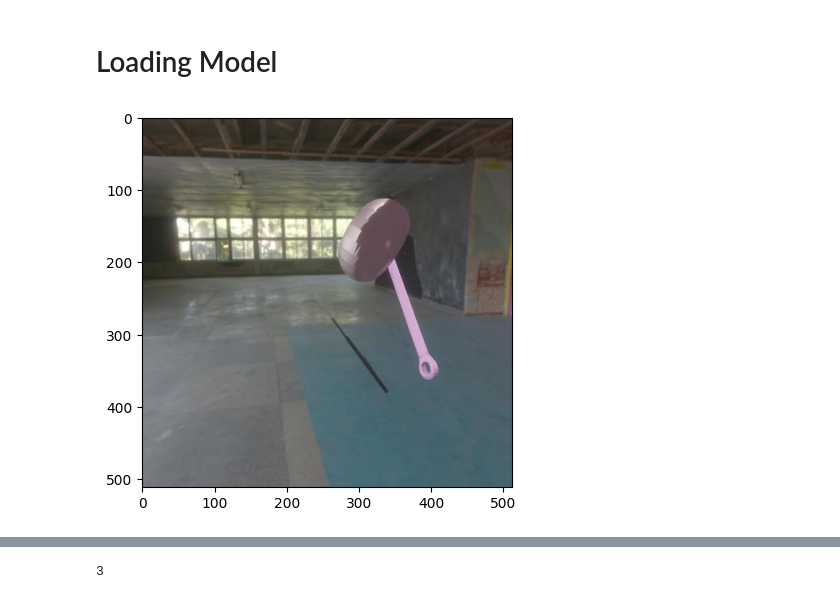
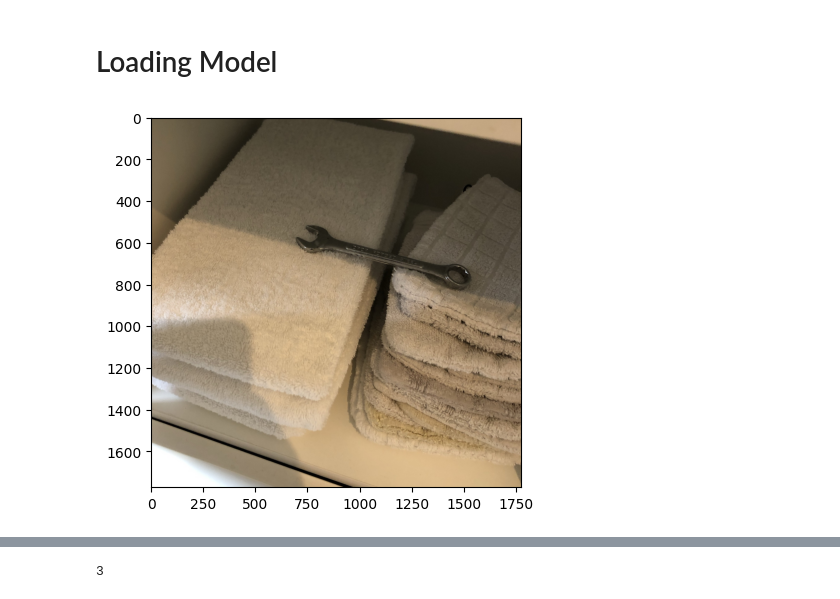
Before and after one commit to LennertM-2054620/MachineLearning, a Jupyter notebook: Project/Loading_models.ipynb, the cells around one changed output, grey strips where cells are left out. Cells and saved outputs as stored; diff of their text form; code cells hidden in the pictures.

```diff
--- a/Project/Loading_models.ipynb
+++ b/Project/Loading_models.ipynb
@@ -12,16 +12,9 @@ new_model = load_model(os.path.join("Models", "Only_Real_2.keras"))
-# %%
-# img = cv2.imread("data/Hammer/IMG_0676.JPEG")
-# img = cv2.imread("data/Screwdriver/IMG_0527.JPEG")
-
-# img = cv2.imread("data/CombWrench/IMG_0626.JPEG")
-# img = cv2.imread("data/CombWrench/IMG_0601.JPEG")
-# img = cv2.imread("data/Wrench/IMG_0578.JPEG")
-
-img = cv2.imread("Data/Synthetic/CombWrench/3_img.jpg")
-img = cv2.cvtColor(img, cv2.COLOR_BGR2RGB)
-
-plt.imshow(img)
-plt.show()
-# %% [output]
-[figure, removed]
+# %%
+img = cv2.imread("Data/Real/CombWrench/IMG_0630.JPEG")
+img = cv2.cvtColor(img, cv2.COLOR_BGR2RGB)
+
+plt.imshow(img)
+plt.show()
+# %% [output]
+[figure, added]
 # %%
```
Also changed, not shown: parts of 4 cells of this notebook, 2 other files.
